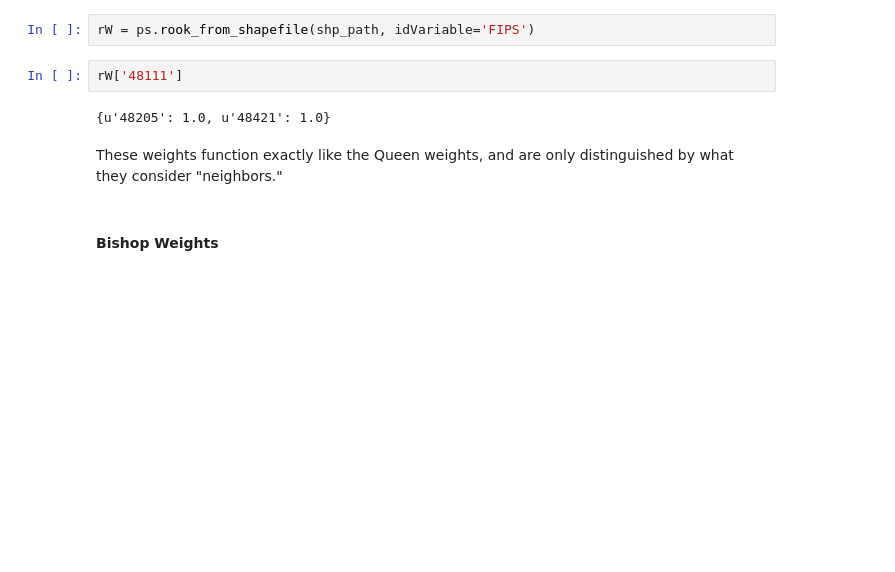
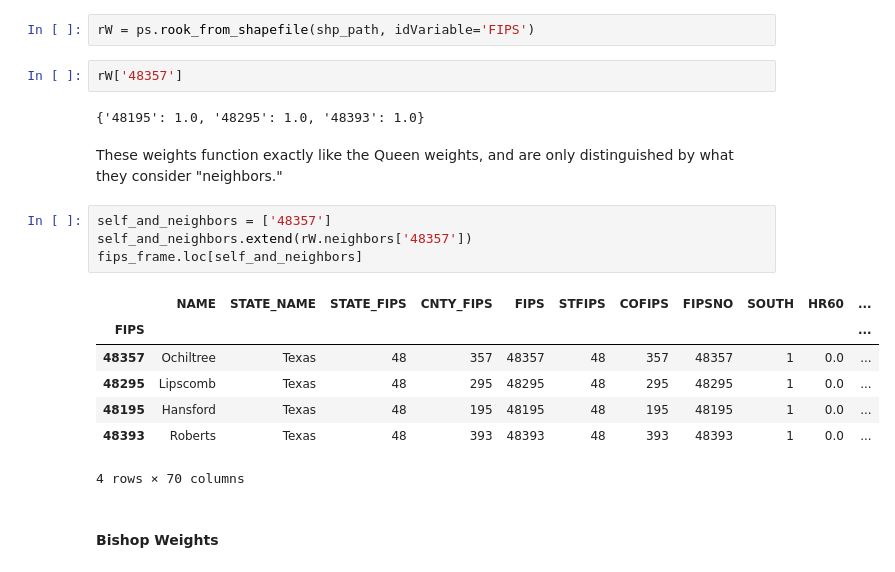
Before and after one commit to darribas/gds_scipy16, a Jupyter notebook: content/part1/03_spatial_weights.ipynb, the cells around one changed output. Saved outputs shown, nothing was run; the diff lists cells and outputs as text; blank space fills up the shorter version.

```diff
--- a/content/part1/03_spatial_weights.ipynb
+++ b/content/part1/03_spatial_weights.ipynb
@@ -206,11 +206,23 @@ We can construct this in the same way as the queen weights, using the special `r
 # %%
 rW = ps.rook_from_shapefile(shp_path, idVariable='FIPS')
 # %%
-rW['48111']
+rW['48357']
 # %% [output]
-{u'48205': 1.0, u'48421': 1.0}
+{'48195': 1.0, '48295': 1.0, '48393': 1.0}
 # %% [markdown]
 These weights function exactly like the Queen weights, and are only distinguished by what they consider "neighbors."
+# %%
+self_and_neighbors = ['48357']
+self_and_neighbors.extend(rW.neighbors['48357'])
+fips_frame.loc[self_and_neighbors]
+# %% [output]
+|  | NAME | STATE_NAME | STATE_FIPS | CNTY_FIPS | FIPS | STFIPS | COFIPS | FIPSNO | SOUTH | HR60 | ... |
+| FIPS |  |  |  |  |  |  |  |  |  |  | ... |
+| 48357 | Ochiltree | Texas | 48 | 357 | 48357 | 48 | 357 | 48357 | 1 | 0.0 | ... |
+| 48295 | Lipscomb | Texas | 48 | 295 | 48295 | 48 | 295 | 48295 | 1 | 0.0 | ... |
+| 48195 | Hansford | Texas | 48 | 195 | 48195 | 48 | 195 | 48195 | 1 | 0.0 | ... |
+| 48393 | Roberts | Texas | 48 | 393 | 48393 | 48 | 393 | 48393 | 1 | 0.0 | ... |
+4 rows × 70 columns
 # %% [markdown]
 #### Bishop Weights
 # %% [markdown]
```
Also changed, not shown: parts of 24 cells of this notebook, 2 other files.
